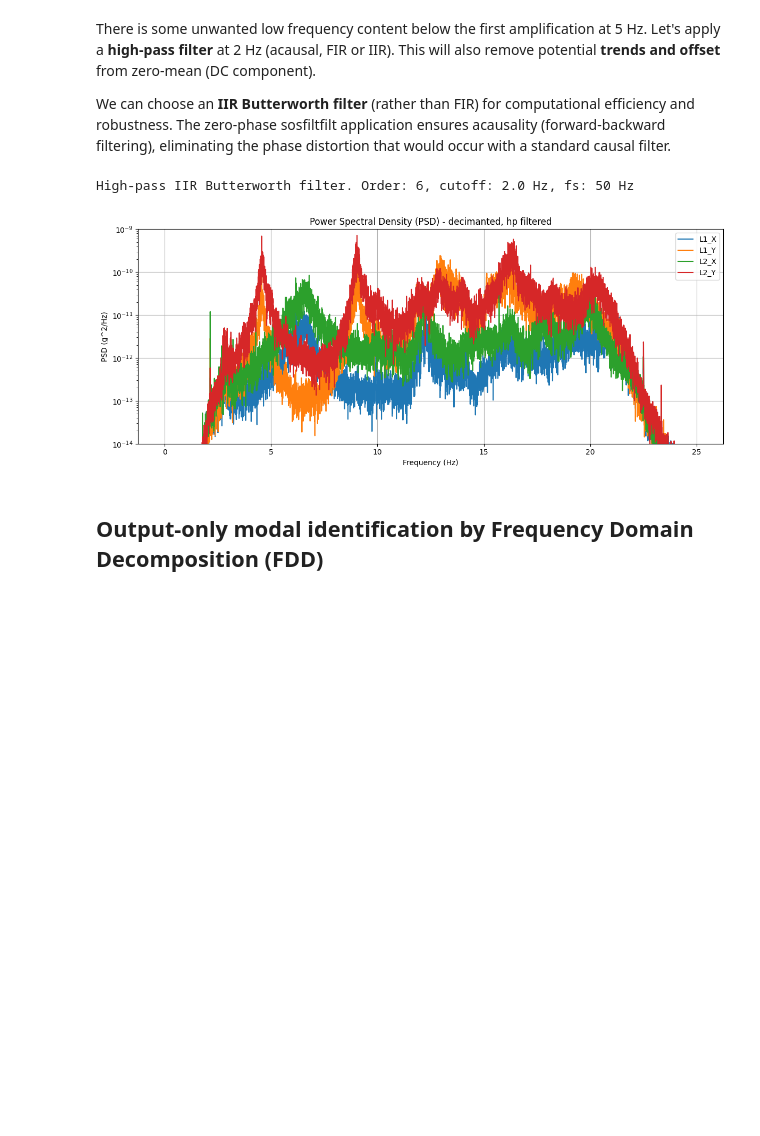
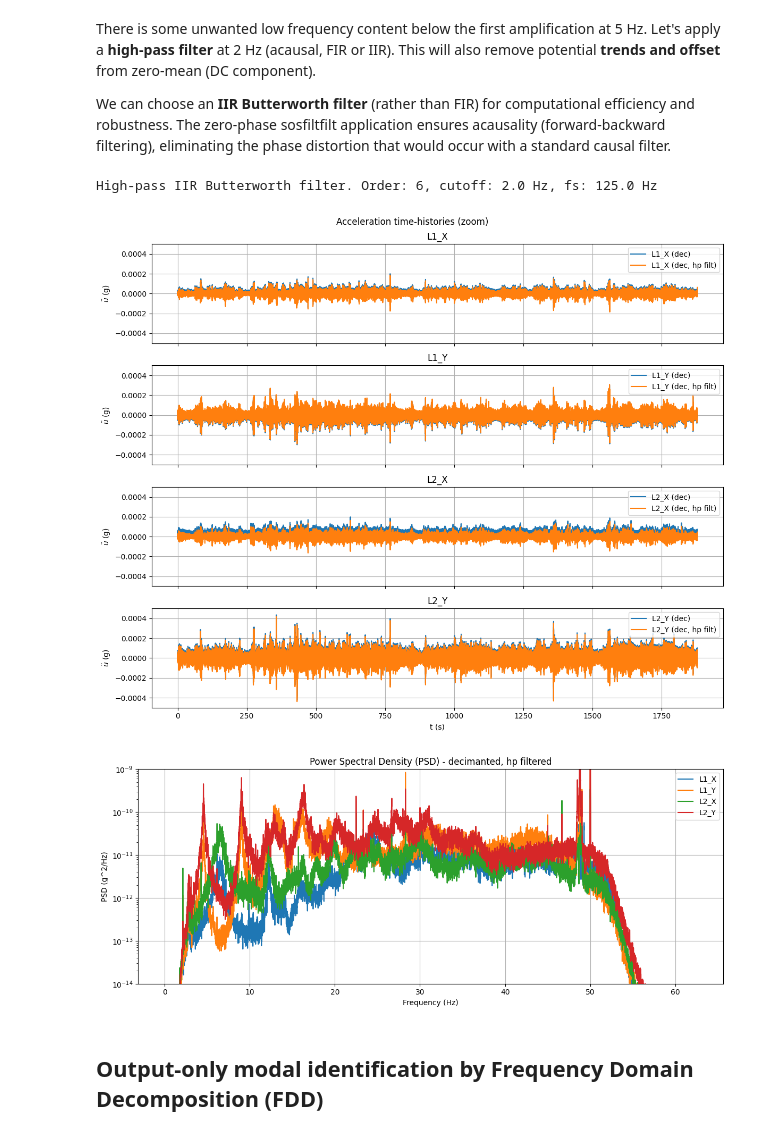
Before and after one commit to danielesivori/ROSE-PhD-Course-SHM-in-EE-2026, a Jupyter notebook: Tutorial_1_AV/Tutorial_1_AV.ipynb, the cells around one changed output. Cells and saved outputs as stored; diff of their text form; code cells hidden in the pictures; blank space fills up the shorter version.

```diff
--- a/Tutorial_1_AV/Tutorial_1_AV.ipynb
+++ b/Tutorial_1_AV/Tutorial_1_AV.ipynb
@@ -138,9 +175,9 @@ There are several amplification peaks in the range [0.5-20] Hz. Let's start by *
 # %%
 from scipy.signal import decimate
 
-f_nyq_dec = 25 # desired Nyquist frequency after decimation (must be < fs/2)
+f_nyq_dec = 50 # desired Nyquist frequency after decimation (must be < fs/2)
 dec_factor = fs // (2 * f_nyq_dec)  # decimation factor: 250 / (2*25) = 5
-fs_dec = fs // dec_factor  # 50 Hz
+fs_dec = fs / dec_factor  # 50 Hz
 
 # Decimate each channel (applies anti-aliasing filter internally)
 data_dec = np.column_stack([decimate(data[:, i], dec_factor) for i in range(N)])
@@ -229,35 +266,57 @@ f_cutoff = 2.0     # Hz
 # IIR
 order = 6 # same order of decimate
 # sos: second-order sections
 sos = butter(order, f_cutoff, btype='high', fs=fs_dec, output='sos')
 # sosfiltfilt: zero-phase forward-backward application (acausal)
 data_filt = np.column_stack([sosfiltfilt(sos, data_dec[:, i]) for i in range(N)])
 
 print(f"High-pass IIR Butterworth filter. Order: {order}, cutoff: {f_cutoff} Hz, fs: {fs_dec} Hz")
 
 # Figure
+fig, axes = plt.subplots(nrows=N, ncols=1, figsize=(12, 10), sharex=True)
+
+# Plot each signal in its own subplot
+for i in range(N):
+    axes[i].plot(time_v_dec, data_dec[:, i], label=f'{channel_names[i]} (dec)')
+    axes[i].plot(time_v_dec, data_filt[:, i], label=f'{channel_names[i]} (dec, hp filt)')
+    axes[i].set_title(f'{channel_names[i]}')
+    axes[i].set_ylabel(r'$\ddot{u}$ (g)')
+    axes[i].grid(True)
+    axes[i].legend(loc='upper right')
+    axes[i].set_ylim(-0.0005,0.0005)
+    #axes[i].set_xlim(272,278)
+
+# Set a common x-axis label for the bottom subplot
+axes[-1].set_xlabel('t (s)')
+
+plt.suptitle('Acceleration time-histories (zoom)')
+plt.tight_layout()
+plt.show()
+
+# Figure
 plt.figure(figsize=(12, 5))
 
 # Plot PSD for each channel
 for i in range(N):
 
     # Welch's method with classic Hanning window
     fv, Pxx = welch(data_filt[:, i], fs=fs_dec, nperseg=nperseg, noverlap=nperseg//2, window='hann', scaling='density')
 
     # Plot
     plt.semilogy(fv, Pxx, label=channel_names[i]) # semilogy
 
 plt.title('Power Spectral Density (PSD) - decimanted, hp filtered')
 plt.xlabel('Frequency (Hz)')
 plt.ylabel('PSD (g^2/Hz)')
 plt.ylim(1e-14,1e-9)
 plt.grid(True)
 plt.legend(loc='upper right')
 plt.tight_layout()
 plt.show()
 # %% [output]
-High-pass IIR Butterworth filter. Order: 6, cutoff: 2.0 Hz, fs: 50 Hz
+High-pass IIR Butterworth filter. Order: 6, cutoff: 2.0 Hz, fs: 125.0 Hz
-[figure, old version]
+[figure, new version]
+[figure, added]
 # %% [markdown]
 ## Output-only modal identification by Frequency Domain Decomposition (FDD)
 # %% [markdown]
```
Also changed, not shown: parts of 11 cells of this notebook.
